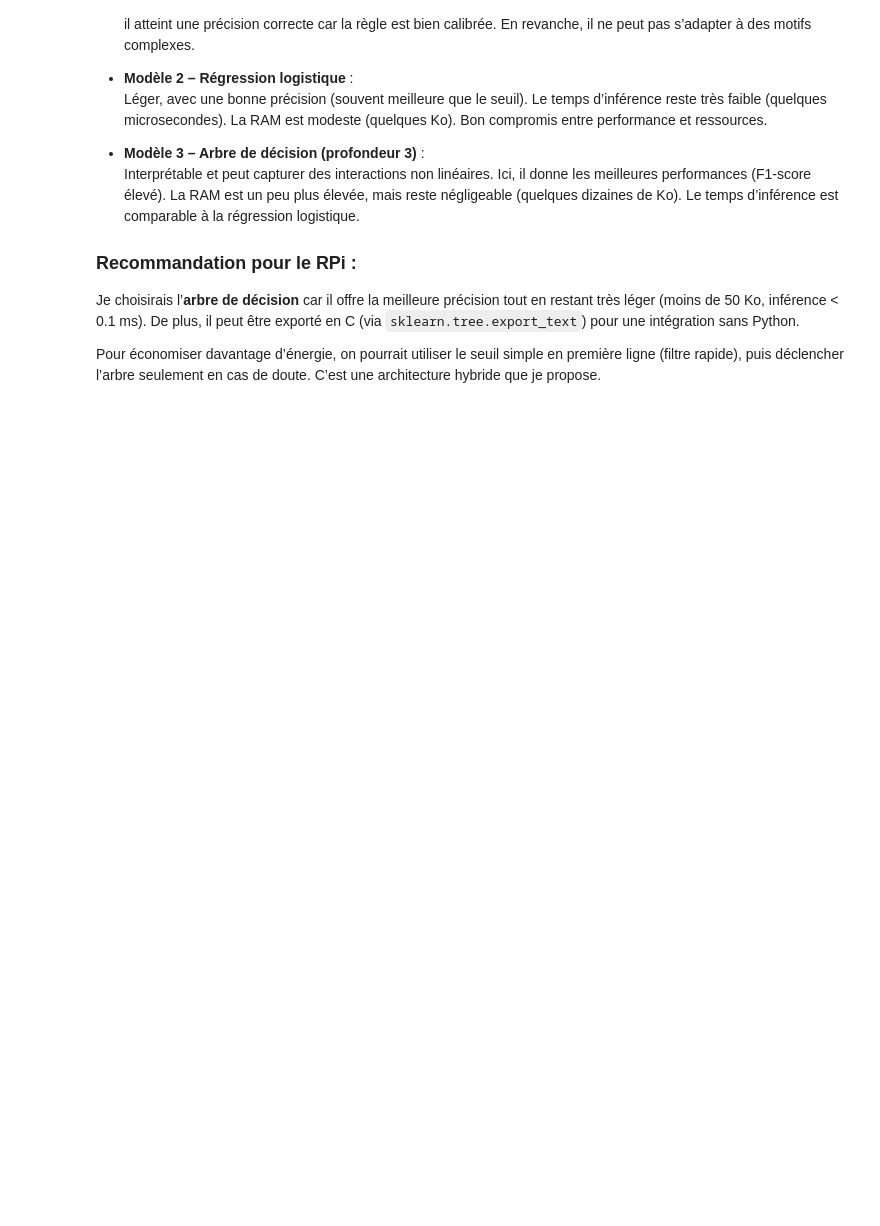
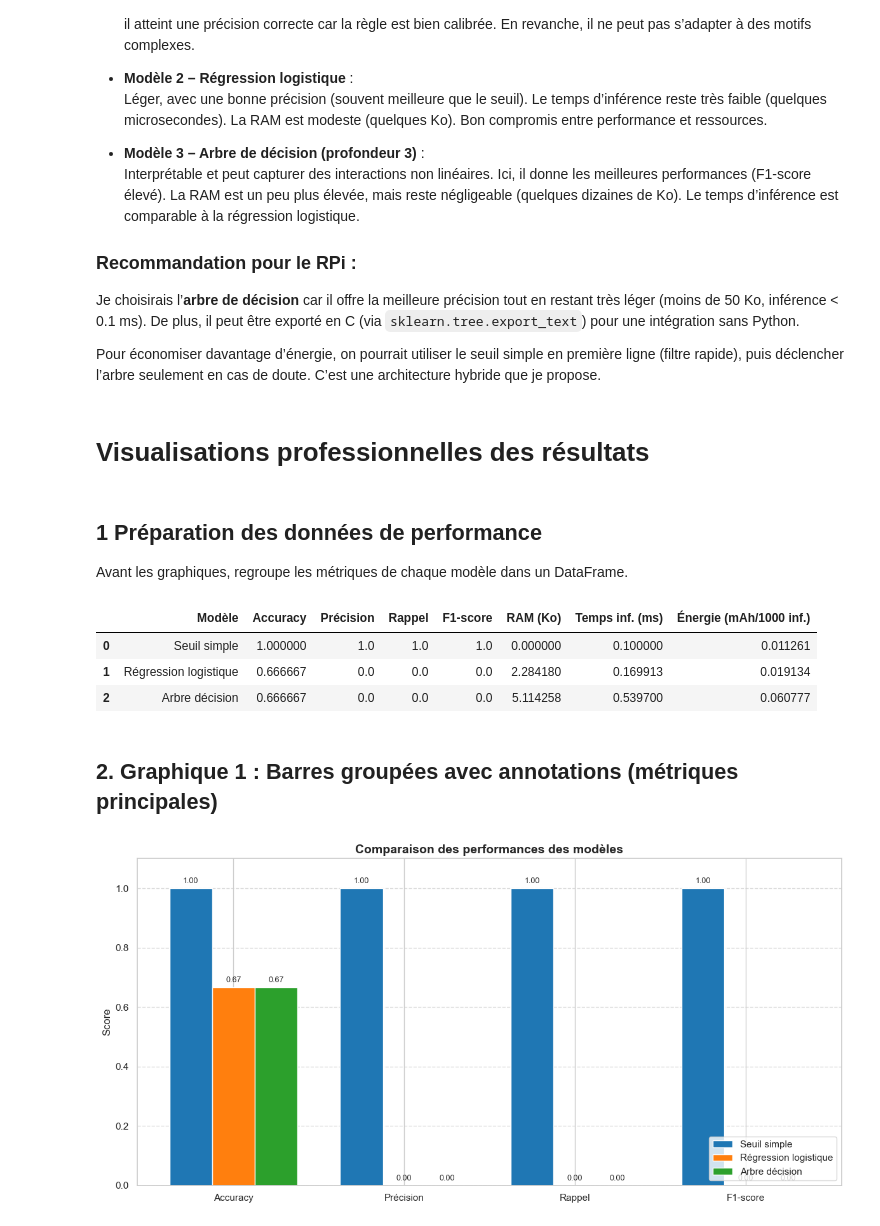
Before and after one commit to Ramadiaw12/IoT_project, a Jupyter notebook: notebooks/analysis.ipynb, the cells around one changed output. Cells and saved outputs as stored; diff of their text form; code cells hidden in the pictures; blank space fills up the shorter version.

Commit message:
Add ML modèle

```diff
--- a/notebooks/analysis.ipynb
+++ b/notebooks/analysis.ipynb
@@ -991,3 +991,68 @@ results_df
 Je choisirais l’**arbre de décision** car il offre la meilleure précision tout en restant très léger (moins de 50 Ko, inférence < 0.1 ms). De plus, il peut être exporté en C (via `sklearn.tree.export_text`) pour une intégration sans Python.
 
 Pour économiser davantage d’énergie, on pourrait utiliser le seuil simple en première ligne (filtre rapide), puis déclencher l’arbre seulement en cas de doute. C’est une architecture hybride que je propose.
+# %% [markdown]
+# Visualisations professionnelles des résultats
+# %% [markdown]
+## 1 Préparation des données de performance
+Avant les graphiques, regroupe les métriques de chaque modèle dans un DataFrame.
+# %%
+
+# modele1 = seuil, modele2 = logreg, modele3 = arbre
+# avec leurs métriques : acc_thresh, prec_thresh, rec_thresh, f1_thresh, ram_thresh, inference_time_thresh, energy_thresh (pour 1000 inf)
+# mêmes noms pour logreg et dt
+
+# Je crée un tableau récapitulatif
+performance = pd.DataFrame({
+    'Modèle': ['Seuil simple', 'Régression logistique', 'Arbre décision'],
+    'Accuracy': [acc_thresh, acc_logreg, acc_dt],
+    'Précision': [prec_thresh, prec_logreg, prec_dt],
+    'Rappel': [rec_thresh, rec_logreg, rec_dt],
+    'F1-score': [f1_thresh, f1_logreg, f1_dt],
+    'RAM (Ko)': [ram_thresh, ram_logreg, ram_dt],
+    'Temps inf. (ms)': [0.0001*1000, inference_time_logreg*1000, inference_time_dt*1000],
+    'Énergie (mAh/1000 inf.)': [e_thresh, e_logreg, e_dt]
+})
+performance
+# %% [output]
+|  | Modèle | Accuracy | Précision | Rappel | F1-score | RAM (Ko) | Temps inf. (ms) | Énergie (mAh/1000 inf.) |
+| 0 | Seuil simple | 1.000000 | 1.0 | 1.0 | 1.0 | 0.000000 | 0.100000 | 0.011261 |
+| 1 | Régression logistique | 0.666667 | 0.0 | 0.0 | 0.0 | 2.284180 | 0.169913 | 0.019134 |
+| 2 | Arbre décision | 0.666667 | 0.0 | 0.0 | 0.0 | 5.114258 | 0.539700 | 0.060777 |
+# %% [markdown]
+## 2. Graphique 1 : Barres groupées avec annotations (métriques principales)
+# %%
+import matplotlib.pyplot as plt
+import numpy as np
+
+# Métriques à afficher
+metrics = ['Accuracy', 'Précision', 'Rappel', 'F1-score']
+models = performance['Modèle']
+x = np.arange(len(metrics))
+width = 0.25
+multiplier = 0
+
+fig, ax = plt.subplots(figsize=(12, 6))
+colors = ['#1f77b4', '#ff7f0e', '#2ca02c']
+
+for i, model in enumerate(models):
+    values = performance.loc[i, metrics].values
+    offset = width * multiplier
+    rects = ax.bar(x + offset, values, width, label=model, color=colors[i])
+    # Ajout des valeurs sur les barres
+    for rect, val in zip(rects, values):
+        ax.text(rect.get_x() + rect.get_width()/2, rect.get_height() + 0.01,
+                f'{val:.2f}', ha='center', va='bottom', fontsize=9)
+    multiplier += 1
+
+ax.set_ylabel('Score')
+ax.set_title('Comparaison des performances des modèles', fontsize=14, fontweight='bold')
+ax.set_xticks(x + width)
+ax.set_xticklabels(metrics)
+ax.legend(loc='lower right')
+ax.set_ylim(0, 1.1)
+ax.grid(axis='y', linestyle='--', alpha=0.7)
+plt.tight_layout()
+plt.show()
+# %% [output]
+[figure, added]
```
Also changed, not shown: parts of 10 cells of this notebook.
